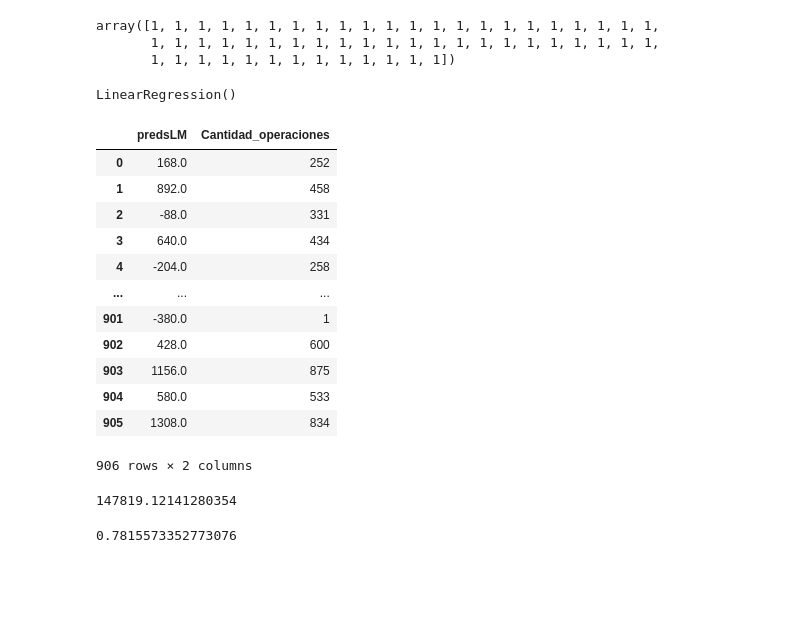
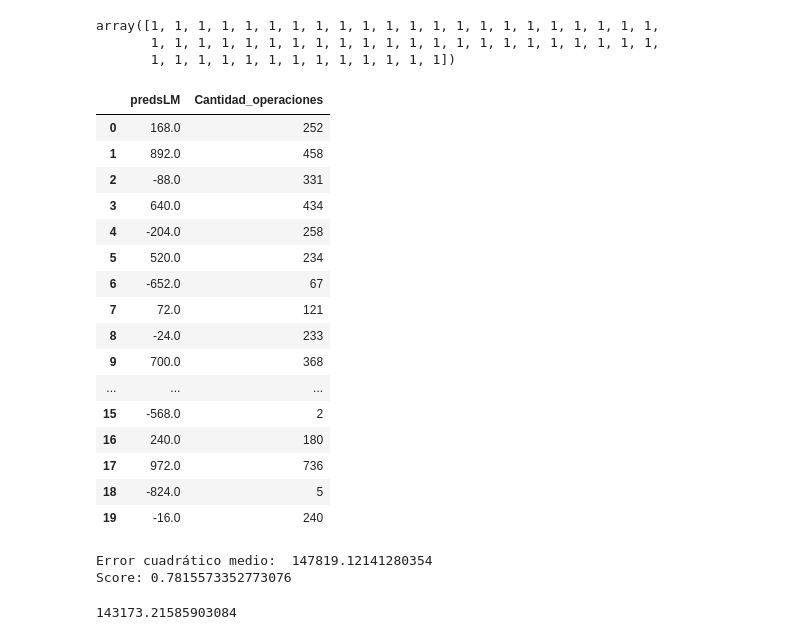
Before and after one commit to jmmendozae/DS_Projects_MM, a Jupyter notebook: Cantidad de operaciones_test.ipynb, the cells around one changed output. Saved outputs shown, nothing was run; the diff lists cells and outputs as text; code cells hidden in the pictures; blank space fills up the shorter version.

```diff
--- a/Cantidad de operaciones_test.ipynb
+++ b/Cantidad de operaciones_test.ipynb
@@ -470,36 +480,39 @@ array([1, 1, 1, 1, 1, 1, 1, 1, 1, 1, 1, 1, 1, 1, 1, 1, 1, 1, 1, 1, 1, 1,
        1, 1, 1, 1, 1, 1, 1, 1, 1, 1, 1, 1, 1, 1, 1, 1, 1, 1, 1, 1, 1, 1,
        1, 1, 1, 1, 1, 1, 1, 1, 1, 1, 1, 1, 1])
 # %%
-lm = LinearRegression()
-lm.fit(X_train, y_train)
+lm = LinearRegression().fit(X_train, y_train)
-# %% [output]
-LinearRegression()
 # %%
 predsLM= lm.predict(X)
 # %%
 dataNew["predsLM"] = predsLM
 # %%
-dataNew[["predsLM", "Cantidad_operaciones"]]
+dataNew[["predsLM", "Cantidad_operaciones"]].head(20)
 # %% [output]
 |  | predsLM | Cantidad_operaciones |
 | 0 | 168.0 | 252 |
 | 1 | 892.0 | 458 |
 | 2 | -88.0 | 331 |
 | 3 | 640.0 | 434 |
 | 4 | -204.0 | 258 |
+| 5 | 520.0 | 234 |
+| 6 | -652.0 | 67 |
+| 7 | 72.0 | 121 |
+| 8 | -24.0 | 233 |
+| 9 | 700.0 | 368 |
 | ... | ... | ... |
-| 901 | -380.0 | 1 |
-| 902 | 428.0 | 600 |
-| 903 | 1156.0 | 875 |
-| 904 | 580.0 | 533 |
-| 905 | 1308.0 | 834 |
+| 15 | -568.0 | 2 |
+| 16 | 240.0 | 180 |
+| 17 | 972.0 | 736 |
+| 18 | -824.0 | 5 |
+| 19 | -16.0 | 240 |
-906 rows × 2 columns
 # %%
 dataNew["lm_error"] = (dataNew["predsLM"]-dataNew["Cantidad_operaciones"])**2
-sum(dataNew["lm_error"])/len(dataNew)
+print("Error cuadrático medio: ", np.mean(dataNew["lm_error"]))
+print("Score:", lm.score(X_train, y_train))
 # %% [output]
-147819.12141280354
+Error cuadrático medio:  147819.12141280354
+Score: 0.7815573352773076
-# %%
-lm.score(X_train, y_train)
-# %% [output]
-0.7815573352773076
+# %%
+mean_squared_error(y_test,  lm.predict(X_test))
+# %% [output]
+143173.21585903084
```
Also changed, not shown: parts of 24 cells of this notebook.
